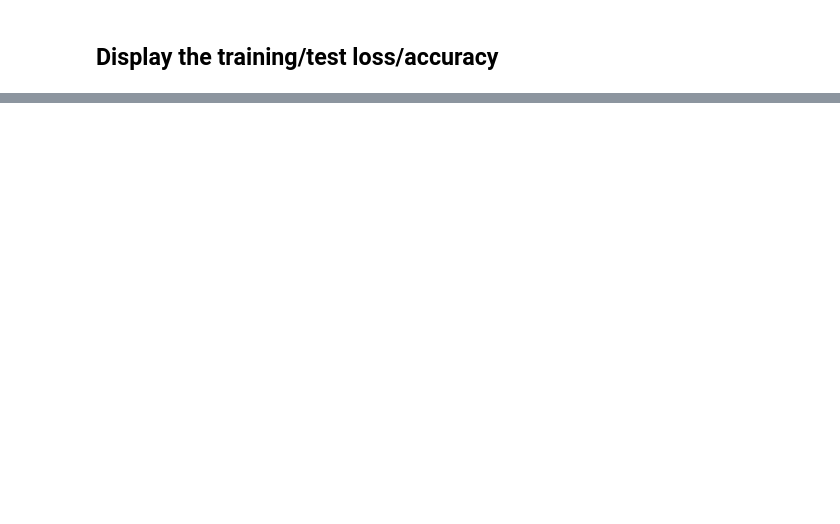
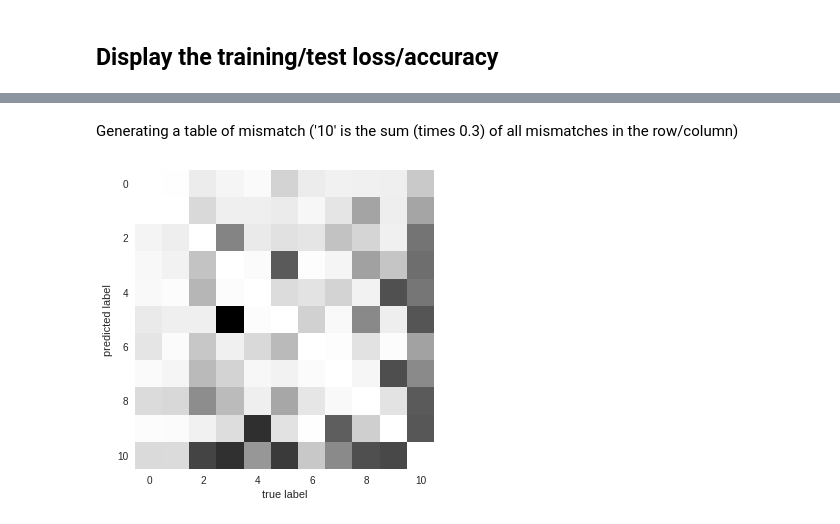
Before and after one commit to algo74/MLCourse, a Jupyter notebook: HW1/hw1_problem5.ipynb, the cells around one changed output, grey strips where cells are left out. Saved outputs shown, nothing was run; the diff lists cells and outputs as text; code cells hidden in the pictures; blank space fills up the shorter version.

```diff
--- a/HW1/hw1_problem5.ipynb
+++ b/HW1/hw1_problem5.ipynb
@@ -290,0 +306,20 @@ plt.show()
+# %%
+predicted_labels = np.argmax(network.predict(train_images), axis=1)
+predicted_labels = predicted_labels.astype('uint8')
+wrong_indices = [i for i in range(60000) if predicted_labels[i] != train_labels_original[i]]
+# %% [markdown]
+Generating a table of mismatch ('10' is the sum (times 0.3) of all mismatches in the row/column)
+# %%
+mm=np.zeros((11,11))
+
+for i in wrong_indices:
+  mm[predicted_labels[i], train_labels_original[i]]+=1
+  mm[predicted_labels[i], 10]+=.3
+  mm[10, train_labels_original[i]]+=.3
+plt.imshow(mm)
+plt.grid(None)
+plt.xlabel('true label')
+plt.ylabel('predicted label')
+plt.show()
+# %% [output]
+[figure, added]
```
Also changed, not shown: parts of 42 cells of this notebook.
